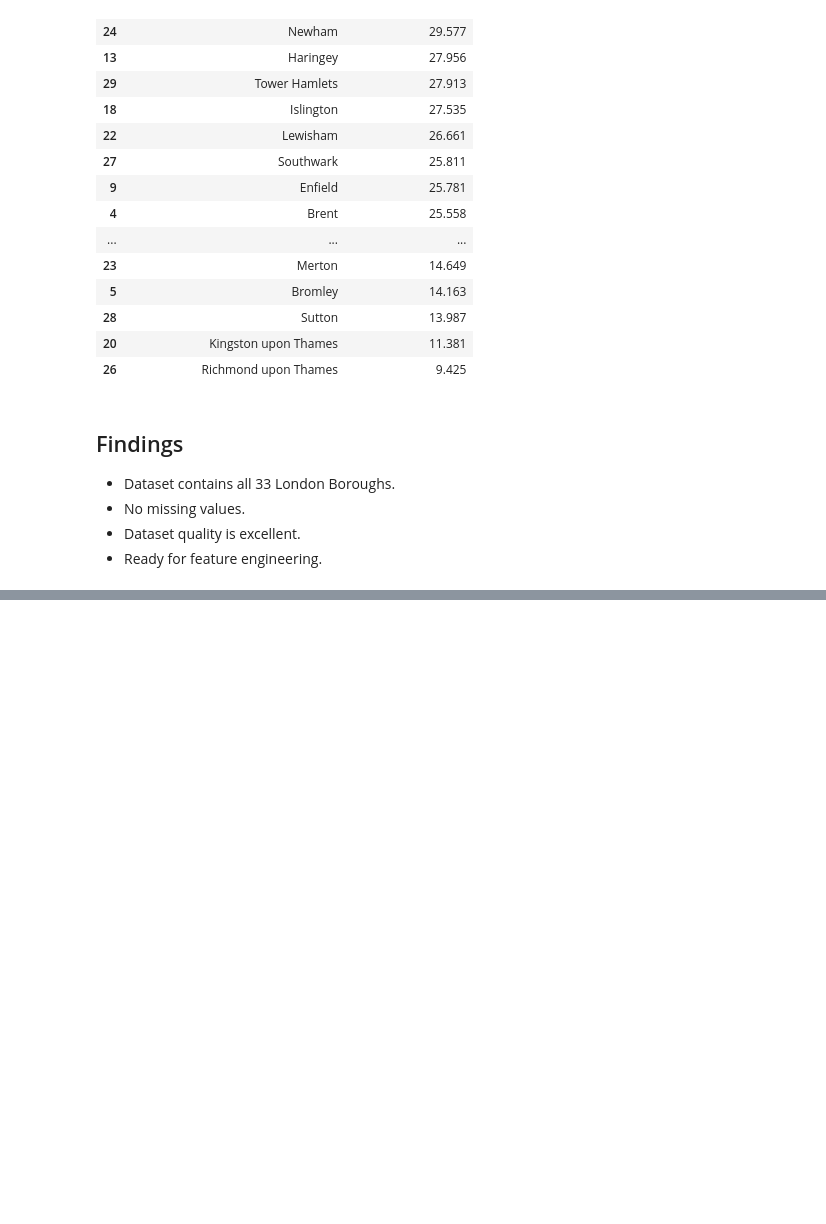
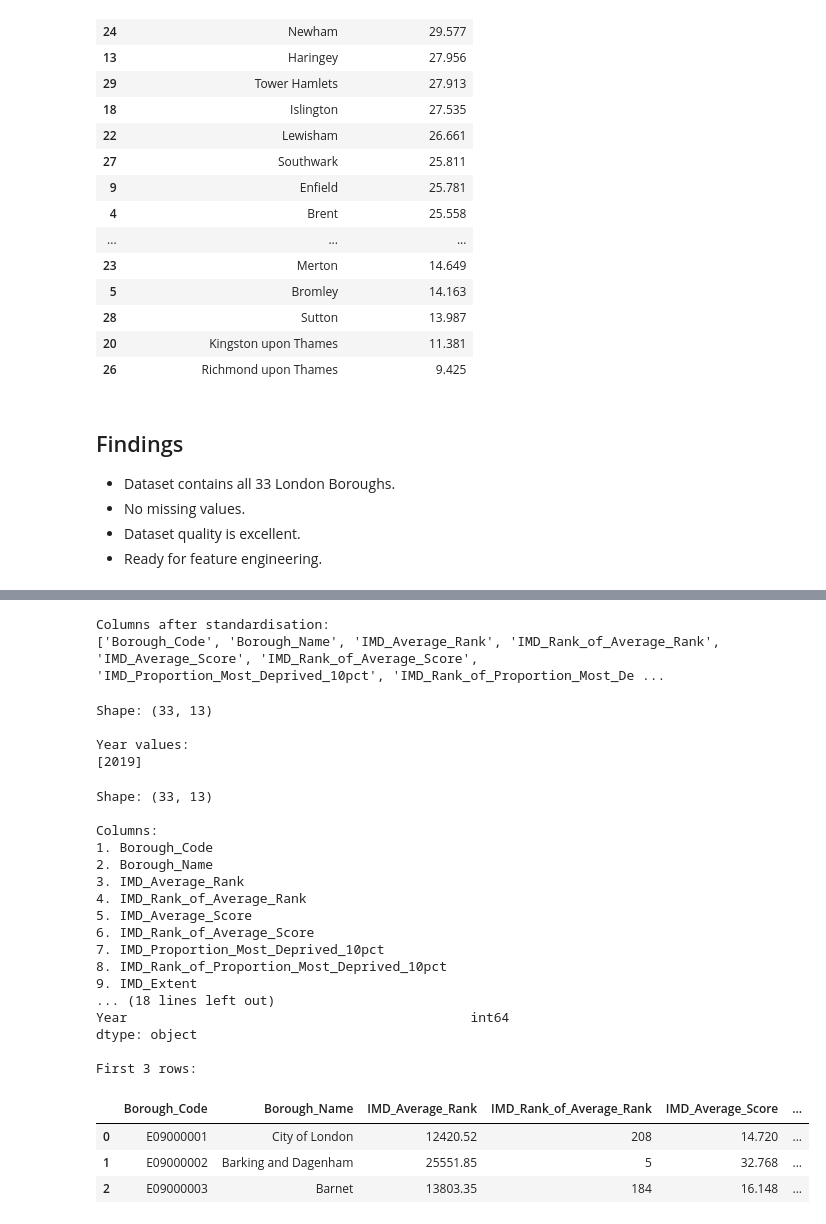
Before and after one commit to Shivahajivand/london-property-intelligence, a Jupyter notebook: notebooks/04_deprivation_data_understanding.ipynb, the cells around one changed output, grey strips where cells are left out. Saved outputs shown, nothing was run; the diff lists cells and outputs as text; code cells hidden in the pictures; blank space fills up the shorter version.

```diff
--- a/notebooks/04_deprivation_data_understanding.ipynb
+++ b/notebooks/04_deprivation_data_understanding.ipynb
@@ -157,0 +265,72 @@ display(
+# %%
+# Step 5 — Standardise IMD column names
+
+imd_df = imd_df.rename(columns={
+    "Local Authority District code (2019)": "Borough_Code",
+    "Local Authority District name (2019)": "Borough_Name",
+    "IMD - Average rank": "IMD_Average_Rank",
+    "IMD - Rank of average rank": "IMD_Rank_of_Average_Rank",
+    "IMD - Average score": "IMD_Average_Score",
+    "IMD - Rank of average score": "IMD_Rank_of_Average_Score",
+    "IMD - Proportion of LSOAs in most deprived 10% nationally": "IMD_Proportion_Most_Deprived_10pct",
+    "IMD - Rank of proportion of LSOAs in most deprived 10% nationally": "IMD_Rank_of_Proportion_Most_Deprived_10pct",
+    "IMD 2019 - Extent": "IMD_Extent",
+    "IMD 2019 - Rank of extent": "IMD_Rank_of_Extent",
+    "IMD 2019 - Local concentration": "IMD_Local_Concentration",
+    "IMD 2019 - Rank of local concentration": "IMD_Rank_of_Local_Concentration"
+})
+
+print("Columns after standardisation:")
+print(imd_df.columns.tolist())
+# %% [output]
+Columns after standardisation:
+['Borough_Code', 'Borough_Name', 'IMD_Average_Rank', 'IMD_Rank_of_Average_Rank', 'IMD_Average_Score', 'IMD_Rank_of_Average_Score', 'IMD_Proportion_Most_Deprived_10pct', 'IMD_Rank_of_Proportion_Most_De ...
+# %%
+# Step 6 — Add the reference year for the IMD dataset
+
+imd_df["Year"] = 2019
+
+print("Shape:", imd_df.shape)
+print("\nYear values:")
+print(imd_df["Year"].unique())
+# %% [output]
+Shape: (33, 13)
+
+Year values:
+[2019]
+# %%
+# Step 7 — Final structural check before export
+
+print("Shape:", imd_df.shape)
+
+print("\nColumns:")
+for i, column in enumerate(imd_df.columns, start=1):
+    print(f"{i}. {column}")
+
+print("\nData types:")
+print(imd_df.dtypes)
+
+print("\nFirst 3 rows:")
+display(imd_df.head(3))
+# %% [output]
+Shape: (33, 13)
+
+Columns:
+1. Borough_Code
+2. Borough_Name
+3. IMD_Average_Rank
+4. IMD_Rank_of_Average_Rank
+5. IMD_Average_Score
+6. IMD_Rank_of_Average_Score
+7. IMD_Proportion_Most_Deprived_10pct
+8. IMD_Rank_of_Proportion_Most_Deprived_10pct
+9. IMD_Extent
+... (18 lines left out)
+Year                                            int64
+dtype: object
+
+First 3 rows:
+|  | Borough_Code | Borough_Name | IMD_Average_Rank | IMD_Rank_of_Average_Rank | IMD_Average_Score | ... |
+| 0 | E09000001 | City of London | 12420.52 | 208 | 14.720 | ... |
+| 1 | E09000002 | Barking and Dagenham | 25551.85 | 5 | 32.768 | ... |
+| 2 | E09000003 | Barnet | 13803.35 | 184 | 16.148 | ... |
```
Also changed, not shown: parts of 7 cells of this notebook, 13 other files.
